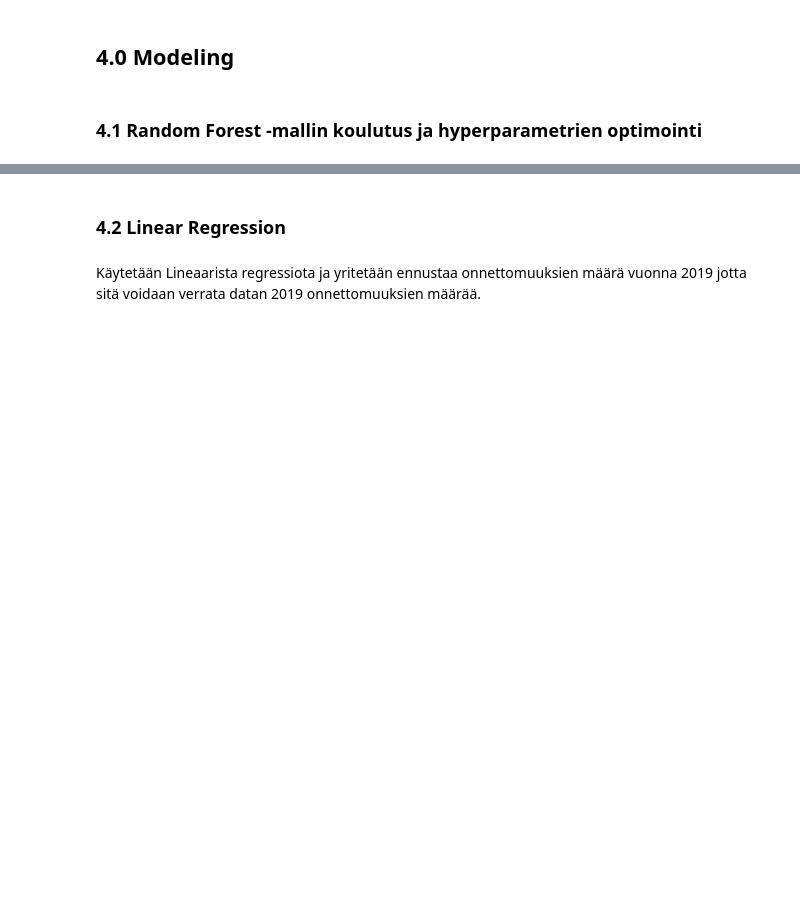
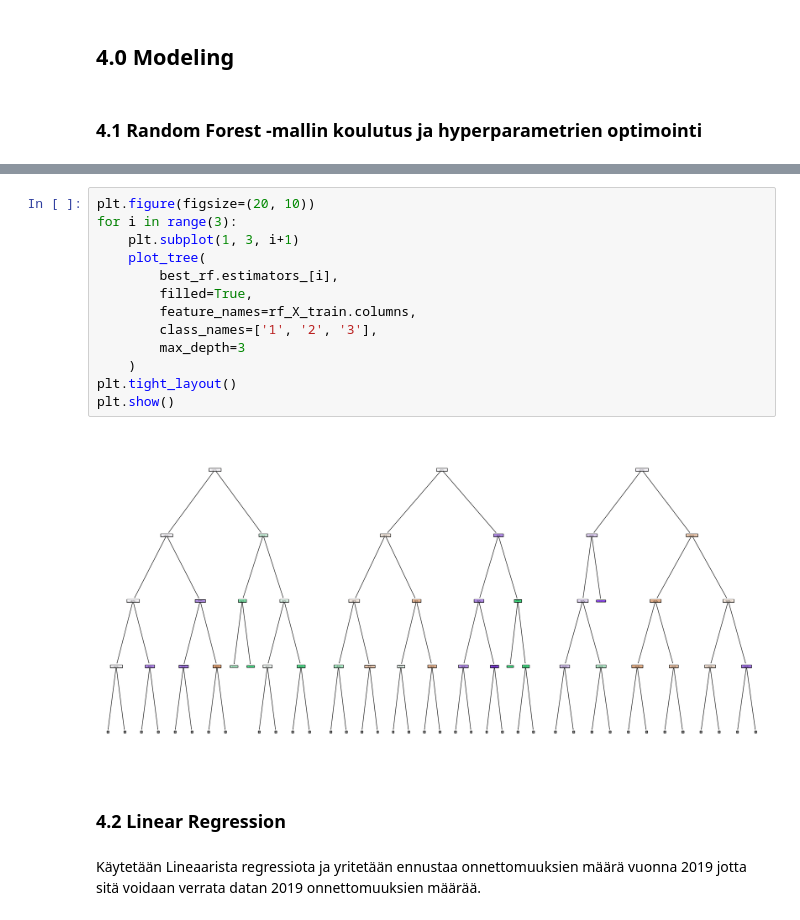
Before and after one commit to TonyKarlin/OhTu_ML_Project, a Jupyter notebook: Liikenneonnettomuudet.ipynb, the cells around one changed output, grey strips where cells are left out. Saved outputs shown, nothing was run; the diff lists cells and outputs as text; blank space fills up the shorter version.

```diff
--- a/Liikenneonnettomuudet.ipynb
+++ b/Liikenneonnettomuudet.ipynb
@@ -395,3 +439,18 @@ Tarkkuus huomataan pyörivän **80-85 %** välillä. Malli ennustaa erityisen hy
+# %%
+plt.figure(figsize=(20, 10))
+for i in range(3):
+    plt.subplot(1, 3, i+1)
+    plot_tree(
+        best_rf.estimators_[i],
+        filled=True,
+        feature_names=rf_X_train.columns,
+        class_names=['1', '2', '3'],
+        max_depth=3
+    )
+plt.tight_layout()
+plt.show()
+# %% [output]
+[figure, added]
 # %% [markdown]
 ### 4.2 Linear Regression
 # %% [markdown]
```
Also changed, not shown: parts of 15 cells of this notebook.
